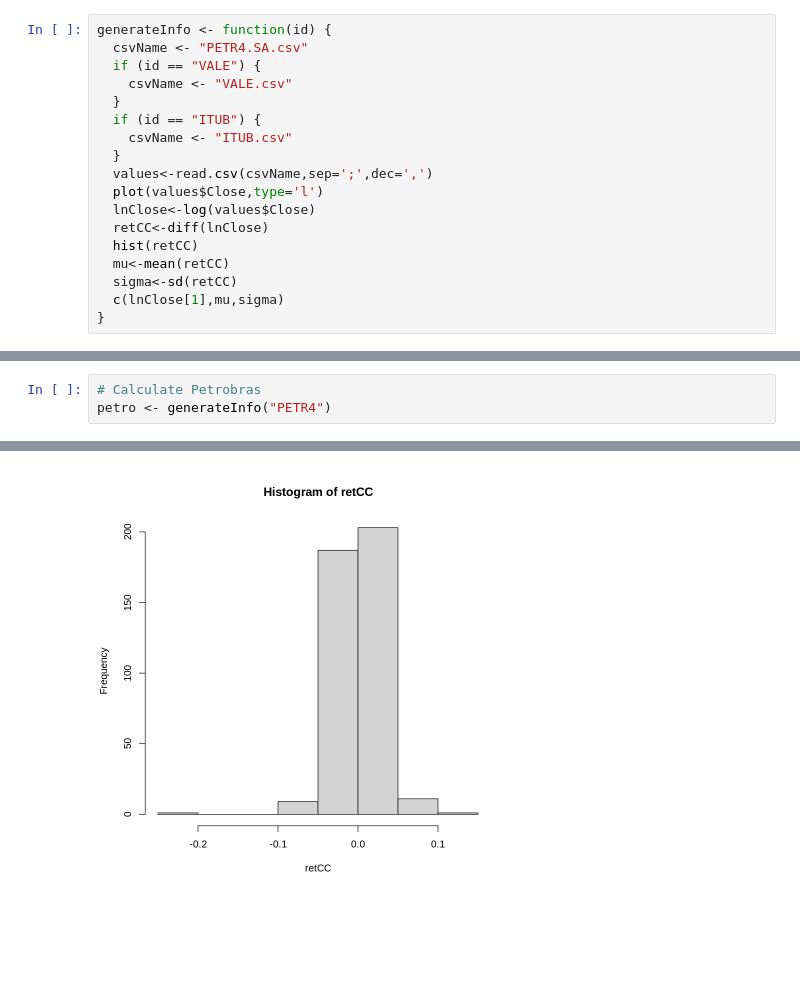
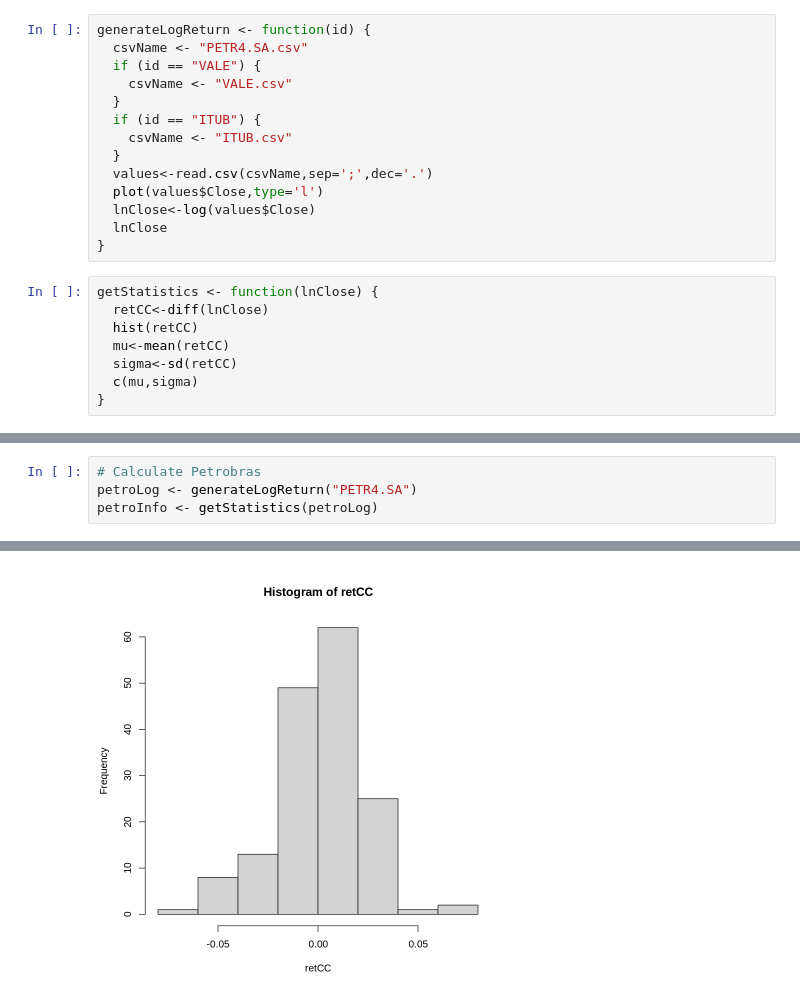
Before and after one commit to ingridpacheco/Risk-Analysis, a Jupyter notebook: Notebooks/Lista05.ipynb, the cells around one changed output, grey strips where cells are left out. Saved outputs shown, nothing was run; the diff lists cells and outputs as text; blank space fills up the shorter version.

```diff
--- a/Notebooks/Lista05.ipynb
+++ b/Notebooks/Lista05.ipynb
@@ -1,7 +1,7 @@
 # %% [markdown]
 <a href="https://colab.research.google.com/github/ingridpacheco/Risk-Analysis/blob/master/Lista05.ipynb" target="_parent"><img src="https://colab.research.google.com/assets/colab-badge.svg" alt="Open In Colab"/></a>
 # %%
-generateInfo <- function(id) {
+generateLogReturn <- function(id) {
   csvName <- "PETR4.SA.csv"
   if (id == "VALE") {
     csvName <- "VALE.csv"
@@ -9,12 +9,16 @@ generateInfo <- function(id) {
   if (id == "ITUB") {
     csvName <- "ITUB.csv"
   }
-  values<-read.csv(csvName,sep=';',dec=',')
+  values<-read.csv(csvName,sep=';',dec='.')
   plot(values$Close,type='l')
   lnClose<-log(values$Close)
-  retCC<-diff(lnClose)
-  hist(retCC)
-  mu<-mean(retCC)
-  sigma<-sd(retCC)
-  c(lnClose[1],mu,sigma)
+  lnClose
 }
+# %%
+getStatistics <- function(lnClose) {
+  retCC<-diff(lnClose)
+  hist(retCC)
+  mu<-mean(retCC)
+  sigma<-sd(retCC)
+  c(mu,sigma)
+}
@@ -21,4 +32,5 @@ generateInfo <- function(id) {
 # %%
 # Calculate Petrobras
-petro <- generateInfo("PETR4")
+petroLog <- generateLogReturn("PETR4.SA")
+petroInfo <- getStatistics(petroLog)
 # %% [output]
@@ -26,3 +38,3 @@ petro <- generateInfo("PETR4")
-[figure, old version]
+[figure, new version]
 # %%
 # Calculate Vale
```
Also changed, not shown: parts of 13 cells of this notebook.
